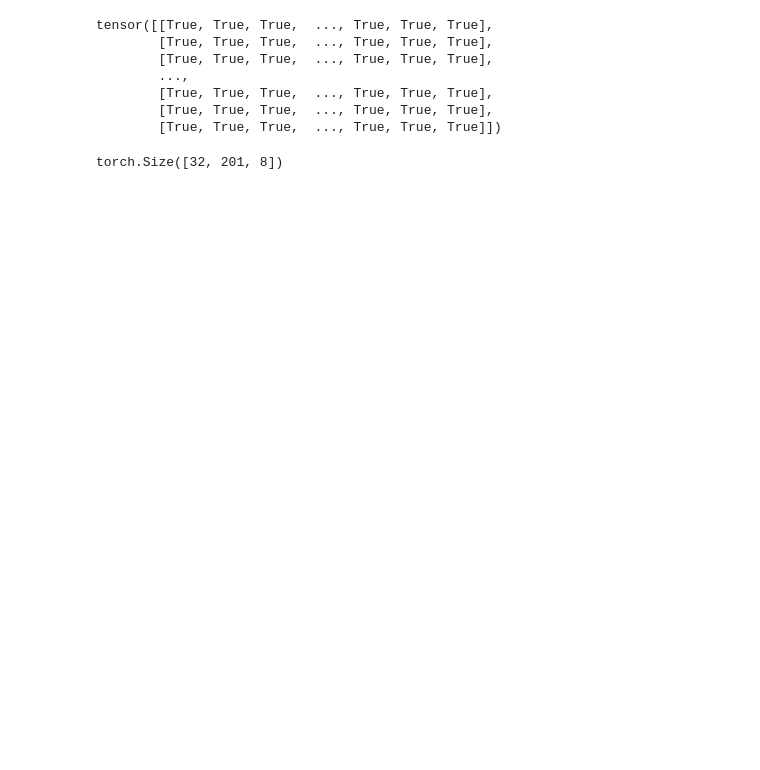
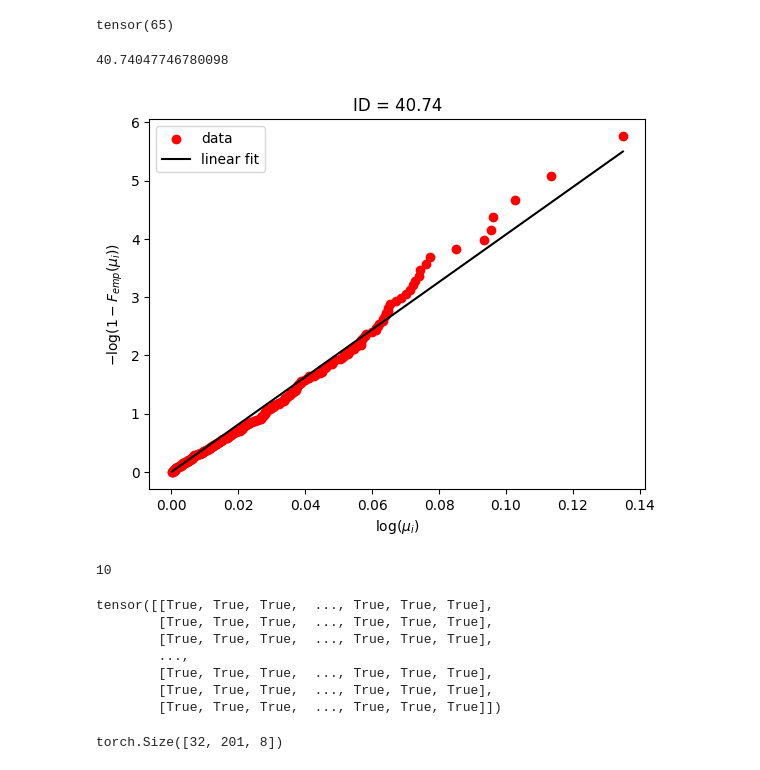
Before and after one commit to VityaVitalich/MLEM, a Jupyter notebook: experiments/rosbank/notebooks/testing.ipynb, the cells around one changed output. Drawn from its saved outputs; the diff is of its cells as text; code cells hidden in the pictures; blank space fills up the shorter version.

```diff
--- a/experiments/rosbank/notebooks/testing.ipynb
+++ b/experiments/rosbank/notebooks/testing.ipynb
@@ -51,0 +143,14 @@ pos_emb = nn.Embedding(201, 8)
+# %%
+cls_token = torch.rand(8)
+
+x_proj = x
+
+x_proj = torch.cat(
+    [repeat(cls_token, "d -> b l d", b=x_proj.size(0), l=1), x_proj],
+    dim=1,
+)
+x_proj = x_proj + pos_encoding(
+    torch.arange(x_proj.size(1), device=x_proj.device)
+)
+latens = encoder(x_proj)
+global_hidden = latens[:,0,:]
@@ -51,0 +161,9 @@ pos_emb = nn.Embedding(201, 8)
+# %%
+mask = torch.nn.Transformer.generate_square_subsequent_mask(
+                x_proj.size(1), device=x.device
+            )
+dec_out = decoder(
+    tgt=x_proj, #targets started with CLS token so we have it as the first input during generation
+    memory=latens,
+    tgt_mask=mask,
+)
@@ -51,0 +184,20 @@ pos_emb = nn.Embedding(201, 8)
+# %%
+gen_seq_len = 10
+global_hidden = torch.rand(32, 8)
+x0 = torch.rand(32, 8)
+in_seq = torch.zeros(32, gen_seq_len+1, 8)
+in_seq[:,0,:] = x0
+for i in range(gen_seq_len):
+    cur_seq = in_seq[:, :i+1, :]
+
+    x_proj = cur_seq + pos_encoding(
+        torch.arange(cur_seq.size(1), device=cur_seq.device)
+    )
+    latens = encoder(x_proj)
+
+    dec_out = decoder(
+        tgt=x_proj, #targets started with CLS token so we have it as the first input during generation
+        memory=latens,
+    )
+    #print(dec_out.size())
+    in_seq[:,i+1,:] = dec_out[:,-1,:]
@@ -51,0 +247,4 @@ pos_emb = nn.Embedding(201, 8)
+# %%
+(~torch.isclose(S, torch.zeros_like(S))).sum()
+# %% [output]
+tensor(65)
@@ -51,0 +312,5 @@ pos_emb = nn.Embedding(201, 8)
+# %%
+estimate_id(all_emb.numpy(), plot=True, X_is_dist=False)
+# %% [output]
+40.74047746780098
+[figure, added]
@@ -52,3 +332,7 @@ pos_emb = nn.Embedding(201, 8)
+# %%
+foo.dof(1, gen=True)
+# %% [output]
+10
 # %%
 inp = torch.rand(32, 201, 8)
 # %%
```
Also changed, not shown: parts of 20 cells of this notebook, 23 other files.
